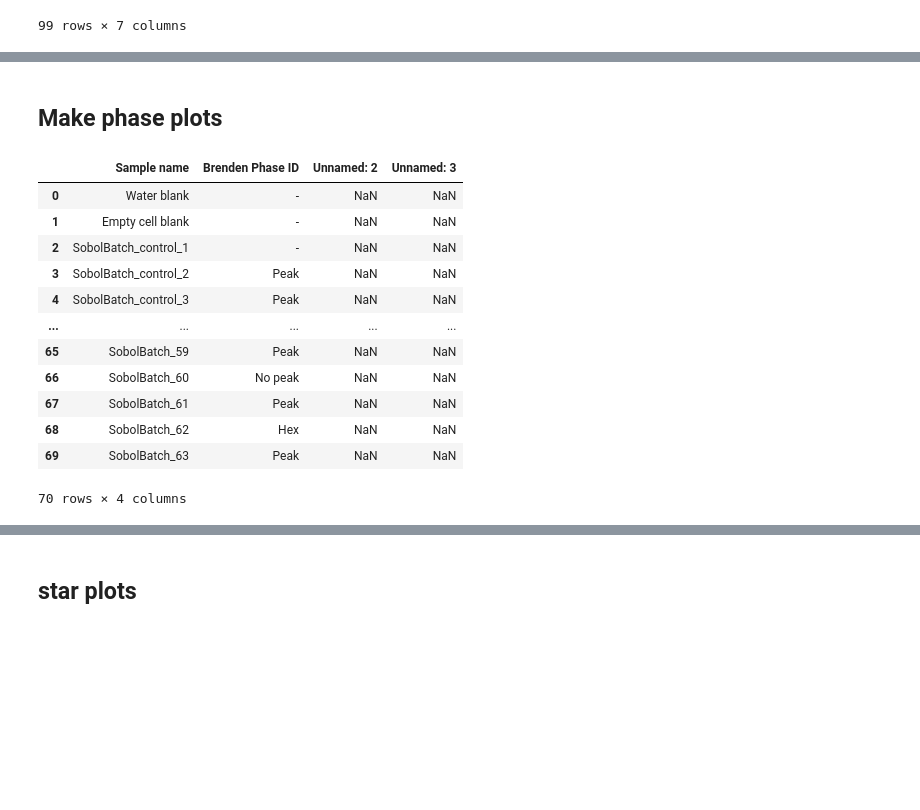
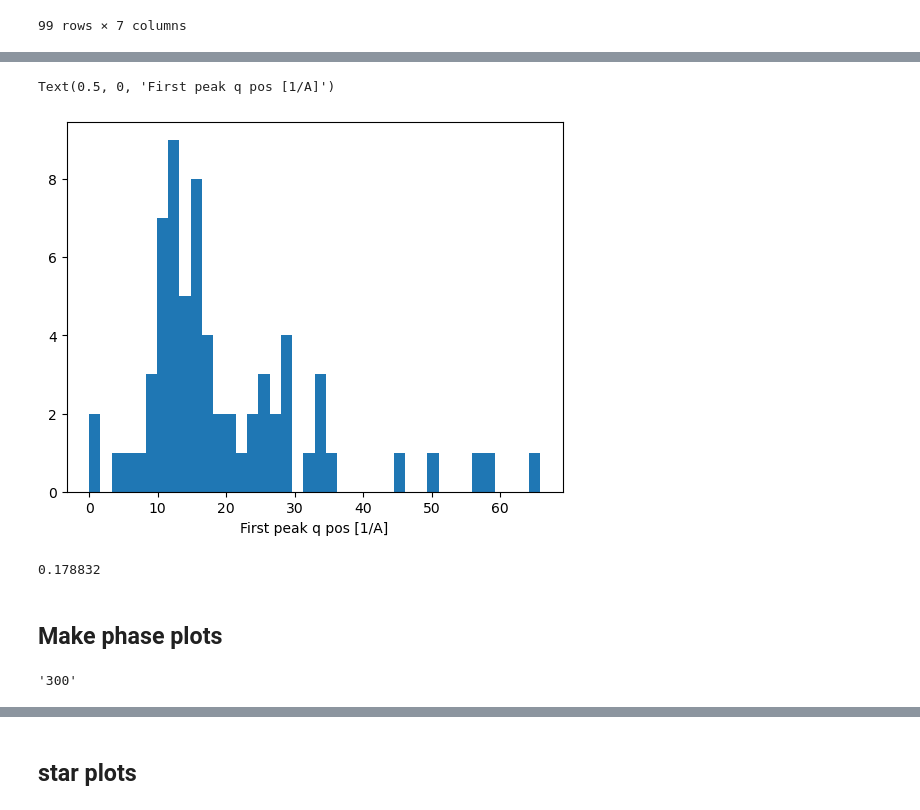
Before and after one commit to pozzo-research-group/silica-np-synthesis, a Jupyter notebook: APS_data_analysis/APSBatch_mesoporousPhasemaps.ipynb, the cells around one changed output, grey strips where cells are left out. Saved outputs shown, nothing was run; the diff lists cells and outputs as text; code cells hidden in the pictures; blank space fills up the shorter version.

```diff
--- a/APS_data_analysis/APSBatch_mesoporousPhasemaps.ipynb
+++ b/APS_data_analysis/APSBatch_mesoporousPhasemaps.ipynb
@@ -237,0 +390,24 @@ peaks
+# %%
+phase_break_1 = 0.17
+phase_break_2 = 0.2
+
+peaks_widths = []
+peak_pos = []
+
+for uid, sample in sobolbatch_samples.items():
+    #if sample['sample_name'] == 'SobolBatch_43':
+    #fig, ax = plt.subplots()
+    minind = 200
+    q = list(sample['data'][0]['q'])[minind:]
+    I = list(sample['data'][0]['I'])[minind:]
+    try:
+        peak_ind = find_peaks(np.log10(I), prominence=0.01, width=10)[0][0]
+    except Exception as e:
+        print(f'error for sample {sample['sample_name']}, {e}')
+    p0 = q[peak_ind]
+
+    width = peak_widths(I, [peak_ind])
+
+    print(width)
+    peaks_widths.append(width[0][0])
+    #sobolbatch_samples[uid]['phase_color'] = get_phasecolor(p0, phase_break_1, phase_break_2)
@@ -238,3 +432,13 @@ peaks
+# %%
+plt.hist(peaks_widths, bins=40)
+plt.xlabel('First peak q pos [1/A]')
+# %% [output]
+Text(0.5, 0, 'First peak q pos [1/A]')
+[figure, added]
+# %%
+sobolbatch_samples["a8e7d7a2-13f6-4bbf-8106-048dc5a40ec7"]['peak_position']
+# %% [output]
+0.178832
 # %% [markdown]
 ## Make phase plots
 # %%
@@ -262,17 +464 @@ phase_table = pd.read_csv('APS_sample_mesophase.csv')
-# %%
-phase_table
-# %% [output]
-|  | Sample name | Brenden Phase ID | Unnamed: 2 | Unnamed: 3 |
-| 0 | Water blank | - | NaN | NaN |
-| 1 | Empty cell blank | - | NaN | NaN |
-| 2 | SobolBatch_control_1 | - | NaN | NaN |
-| 3 | SobolBatch_control_2 | Peak | NaN | NaN |
-| 4 | SobolBatch_control_3 | Peak | NaN | NaN |
-| ... | ... | ... | ... | ... |
-| 65 | SobolBatch_59 | Peak | NaN | NaN |
-| 66 | SobolBatch_60 | No peak | NaN | NaN |
-| 67 | SobolBatch_61 | Peak | NaN | NaN |
-| 68 | SobolBatch_62 | Hex | NaN | NaN |
-| 69 | SobolBatch_63 | Peak | NaN | NaN |
-70 rows × 4 columns
 # %%
@@ -291 +485,5 @@ def get_phase_color(phase):
+# %%
+format_func(300.00, 1)
+# %% [output]
+'300'
 # %%
```
Also changed, not shown: parts of 40 cells of this notebook, 3 other files.
